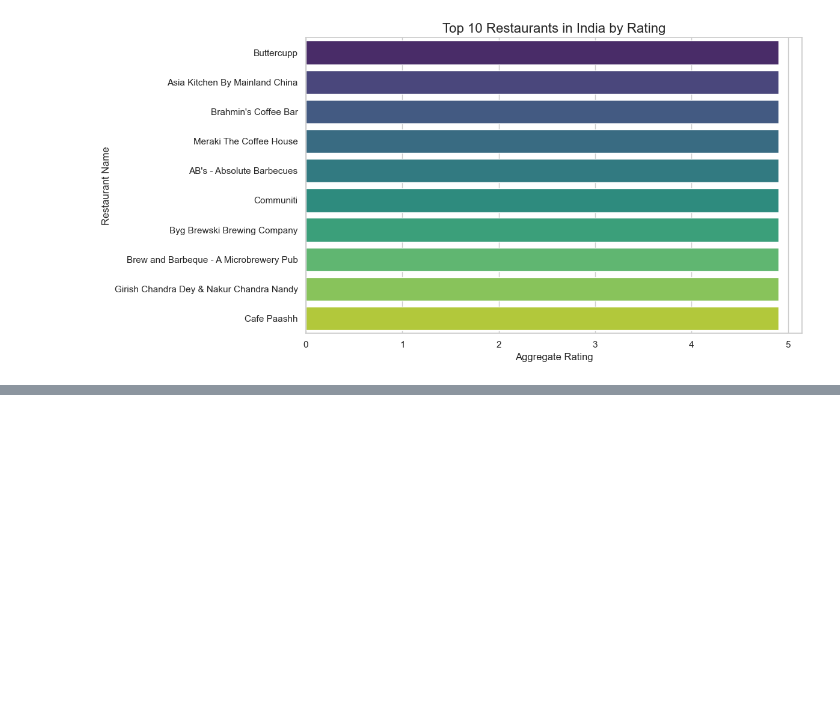
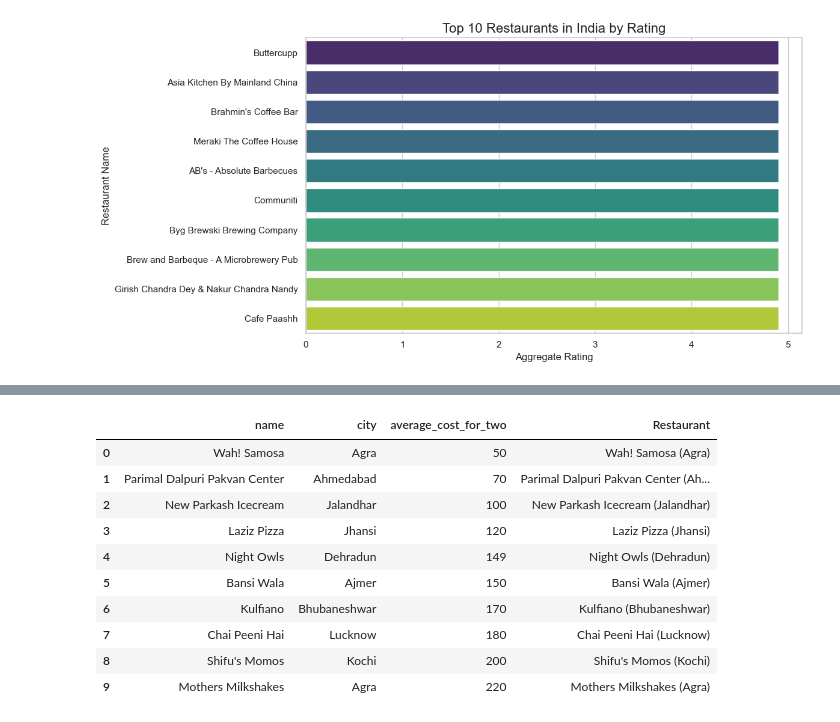
Before and after one commit to Parvashukla26/Zomato-Restaurant-EDA, a Jupyter notebook: Zomato_Restaurant_Data_Analysis.ipynb, the cells around one changed output, grey strips where cells are left out. Drawn from its saved outputs; the diff is of its cells as text; code cells hidden in the pictures; blank space fills up the shorter version.

```diff
--- a/Zomato_Restaurant_Data_Analysis.ipynb
+++ b/Zomato_Restaurant_Data_Analysis.ipynb
@@ -213,0 +230,21 @@ plt.show()
+# %%
+df['average_cost_for_two'] = pd.to_numeric(df['average_cost_for_two'], errors='coerce')
+df = df[df['average_cost_for_two'] > 0].dropna(subset=['average_cost_for_two'])
+sorted_df = df.sort_values(by='average_cost_for_two')
+unique_price_restaurants = sorted_df.drop_duplicates(subset='average_cost_for_two')
+unique_price_restaurants = unique_price_restaurants.drop_duplicates(subset='name')
+cheapest_10 = unique_price_restaurants[['name', 'city', 'average_cost_for_two']].head(10).copy()
+cheapest_10['Restaurant'] = cheapest_10['name'] + ' (' + cheapest_10['city'] + ')'
+cheapest_10.reset_index(drop=True)
+# %% [output]
+|  | name | city | average_cost_for_two | Restaurant |
+| 0 | Wah! Samosa | Agra | 50 | Wah! Samosa (Agra) |
+| 1 | Parimal Dalpuri Pakvan Center | Ahmedabad | 70 | Parimal Dalpuri Pakvan Center (Ah... |
+| 2 | New Parkash Icecream | Jalandhar | 100 | New Parkash Icecream (Jalandhar) |
+| 3 | Laziz Pizza | Jhansi | 120 | Laziz Pizza (Jhansi) |
+| 4 | Night Owls | Dehradun | 149 | Night Owls (Dehradun) |
+| 5 | Bansi Wala | Ajmer | 150 | Bansi Wala (Ajmer) |
+| 6 | Kulfiano | Bhubaneshwar | 170 | Kulfiano (Bhubaneshwar) |
+| 7 | Chai Peeni Hai | Lucknow | 180 | Chai Peeni Hai (Lucknow) |
+| 8 | Shifu's Momos | Kochi | 200 | Shifu's Momos (Kochi) |
+| 9 | Mothers Milkshakes | Agra | 220 | Mothers Milkshakes (Agra) |
```
Also changed, not shown: parts of 2 cells of this notebook.
